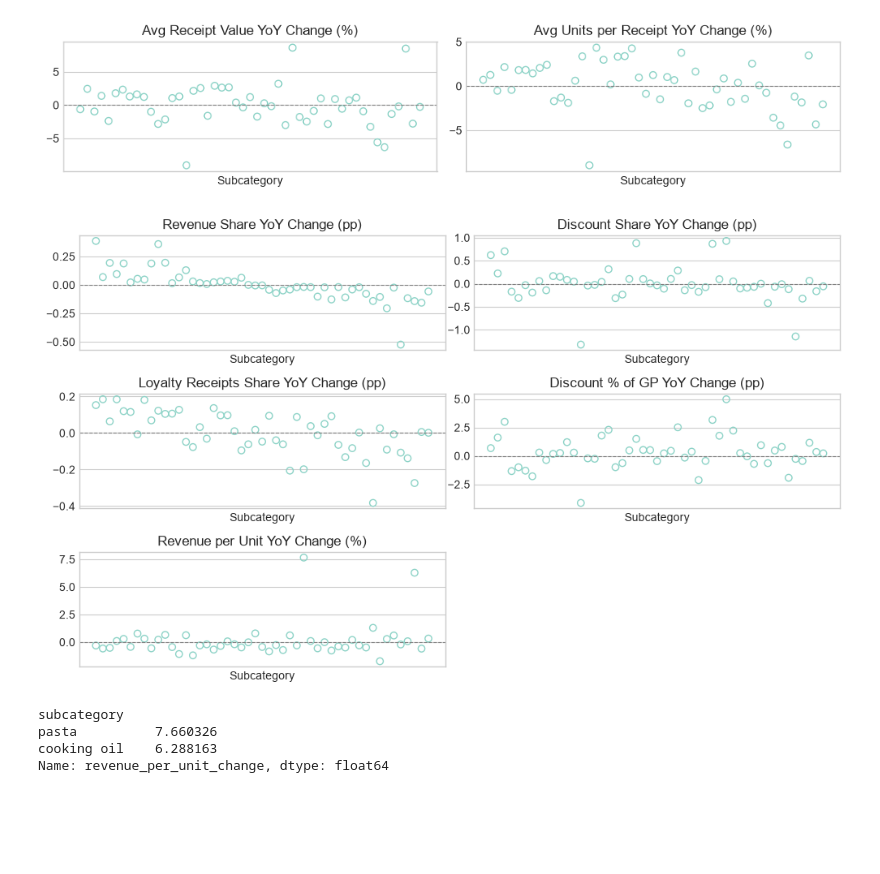
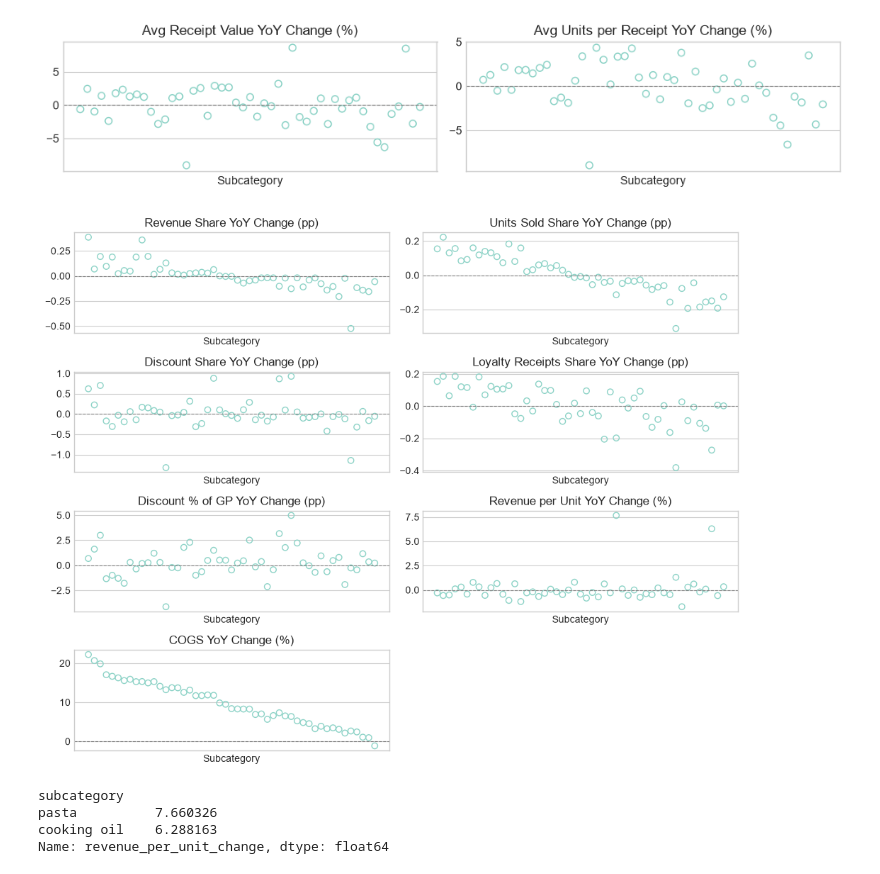
Before and after one commit to TAbramovskaya/dear-neighbour, a Jupyter notebook: python/sales_drivers.ipynb, the cells around one changed output. Saved outputs shown, nothing was run; the diff lists cells and outputs as text; code cells hidden in the pictures; blank space fills up the shorter version.

```diff
--- a/python/sales_drivers.ipynb
+++ b/python/sales_drivers.ipynb
@@ -55,7 +55,7 @@ summary_by_subcategory = (
         revenue=('line_total', 'sum'),
         gross_profit=('gross_profit', 'sum'),
         costs=('cost', 'sum'),
-        avg_receipt_value=('line_total', 'mean'),
+        avg_subcategory_value_per_receipt=('line_total', 'mean'),
         units_sold=('quantity', 'sum'),
         receipts=('receipt_id', 'nunique'),
         loyalty_receipts=('loyalty_receipts', 'nunique'),
@@ -99,6 +99,11 @@ summary_by_subcategory['avg_units_per_receipt'] = (
     summary_by_subcategory['units_sold']
     / summary_by_subcategory['receipts'].replace(0, np.nan)
 )
+
+summary_by_subcategory['units_sold_share'] = (
+    summary_by_subcategory['units_sold']
+    / summary_by_subcategory.groupby(level=['year'])['units_sold'].transform('sum').replace(0, np.nan)
+)
 # %%
 wide = summary_by_subcategory.unstack('year')
 
@@ -107,14 +112,16 @@ metrics = {
     'gross_margin_change': ('gross_margin', 'pp'),
     'revenue_change': ('revenue', 'pct'),
     'units_sold_change': ('units_sold', 'pct'),
+    'units_sold_share': ('units_sold_share', 'pp'),
     'revenue_share_change': ('revenue_share', 'pp'),
     'discount_share_change': ('discount_share', 'pp'),
     'discount_percent_of_profit_change': ('discount_share_of_profit', 'pp'),
     'loyalty_receipts_share_change': ('loyalty_receipts_share', 'pp'),
     'revenue_per_unit_change': ('revenue_per_unit', 'pct'),
-    'avg_receipt_value_change': ('avg_receipt_value', 'pct'),
+    'avg_subcategory_value_per_receipt_change': ('avg_subcategory_value_per_receipt', 'pct'),
     'avg_units_per_receipt_change': ('avg_units_per_receipt', 'pct'),
     'receipts_change': ('receipts', 'pct'),
+    'costs_change': ('costs', 'pct'),
 }
 
 subcategories_yoy = pd.DataFrame(index=wide.index)
@@ -179,15 +186,17 @@ scatter_matrix_show(metrics)
 # %%
 metrics = [
     ('revenue_share_change', 'Revenue Share YoY Change (pp)', 'Change (pp)'),
+    ('units_sold_share', 'Units Sold Share YoY Change (pp)', 'Change (pp)'),
     ('discount_share_change', 'Discount Share YoY Change (pp)', 'Change (pp)'),
     ('loyalty_receipts_share_change', 'Loyalty Receipts Share YoY Change (pp)', 'Change (pp)'),
     ('discount_percent_of_profit_change', 'Discount % of GP YoY Change (pp)', 'Change (pp)'),
     ('revenue_per_unit_change', 'Revenue per Unit YoY Change (%)', 'Change (%)'),
+    ('costs_change', 'COGS YoY Change (%)', 'Change (%)'),
 ]
 
 scatter_matrix_show(metrics)
 # %% [output]
-[figure, old version]
+[figure, new version]
 # %%
 subcategories_yoy[subcategories_yoy['revenue_per_unit_change'] > 2.5]['revenue_per_unit_change']
 # %% [output]
```
Also changed, not shown: parts of 2 cells of this notebook, 2 other files.
